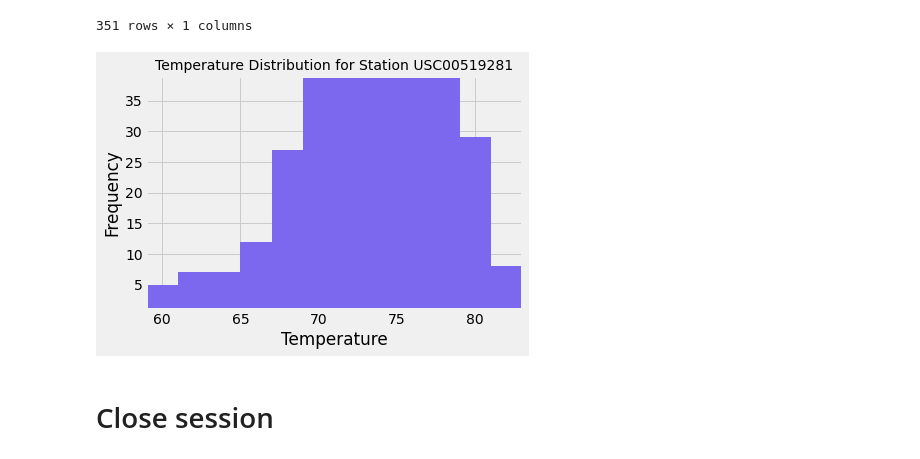
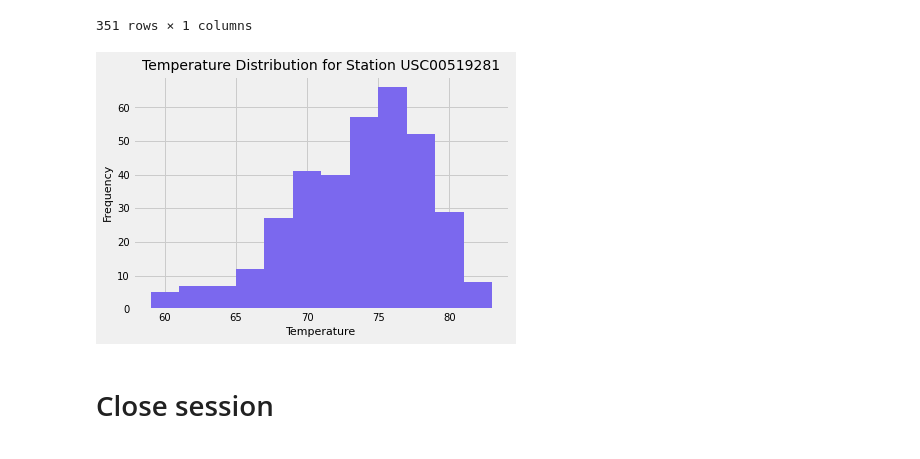
Before and after one commit to kmspitzer/Hawaii-Weather-Station-Analysis, a Jupyter notebook: climate_analysis.ipynb, the cells around one changed output. Cells and saved outputs as stored; diff of their text form; code cells hidden in the pictures.

```diff
--- a/climate_starter.ipynb
+++ b/climate_analysis.ipynb
@@ -300,20 +300,20 @@ temps = df["tobs"]
 # %%
 
 # plot and display the histogram
 plt.hist(temps, bins=12, color="mediumslateblue")
 plt.title(f"Temperature Distribution for Station {busy_station}", fontsize=14)
-plt.xlabel("Temperature", fontsize=)
-plt.ylabel("Frequency")
+plt.xlabel("Temperature", fontsize=11)
+plt.ylabel("Frequency", fontsize=11)
 
-plt.xlim(min(temps), max(temps))
-plt.ylim(min(freqs), max(freqs))
+plt.xticks(fontsize=10)
+plt.yticks(fontsize=10)
 
 # save an image of the chart and display
 #plt.tight_layout()
 plt.savefig("output/temperature_histogram.png")
 plt.show()
 # %% [output]
-[figure, old version]
+[figure, new version]
 # %% [markdown]
 # Close session
 # %%
```
